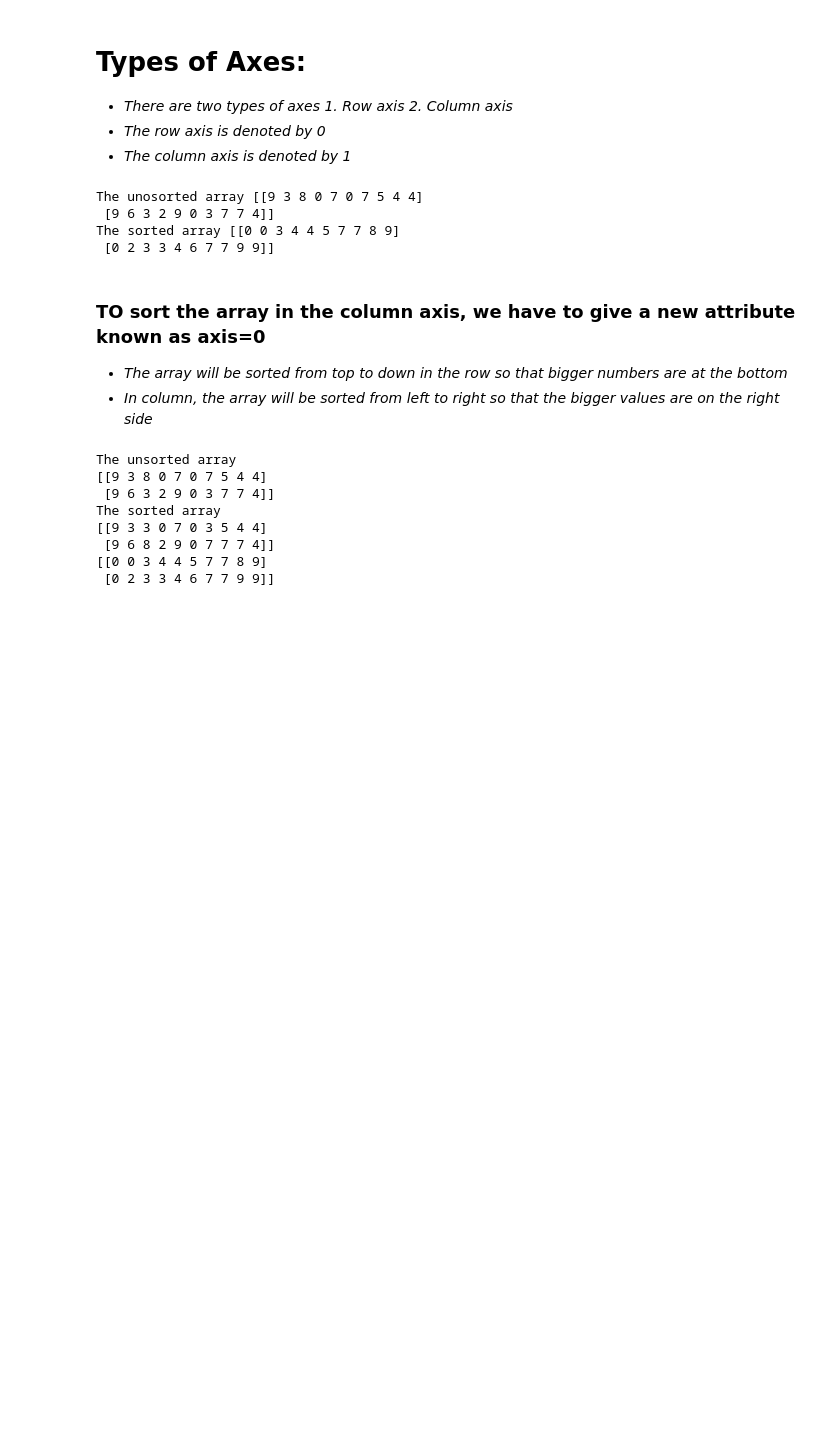
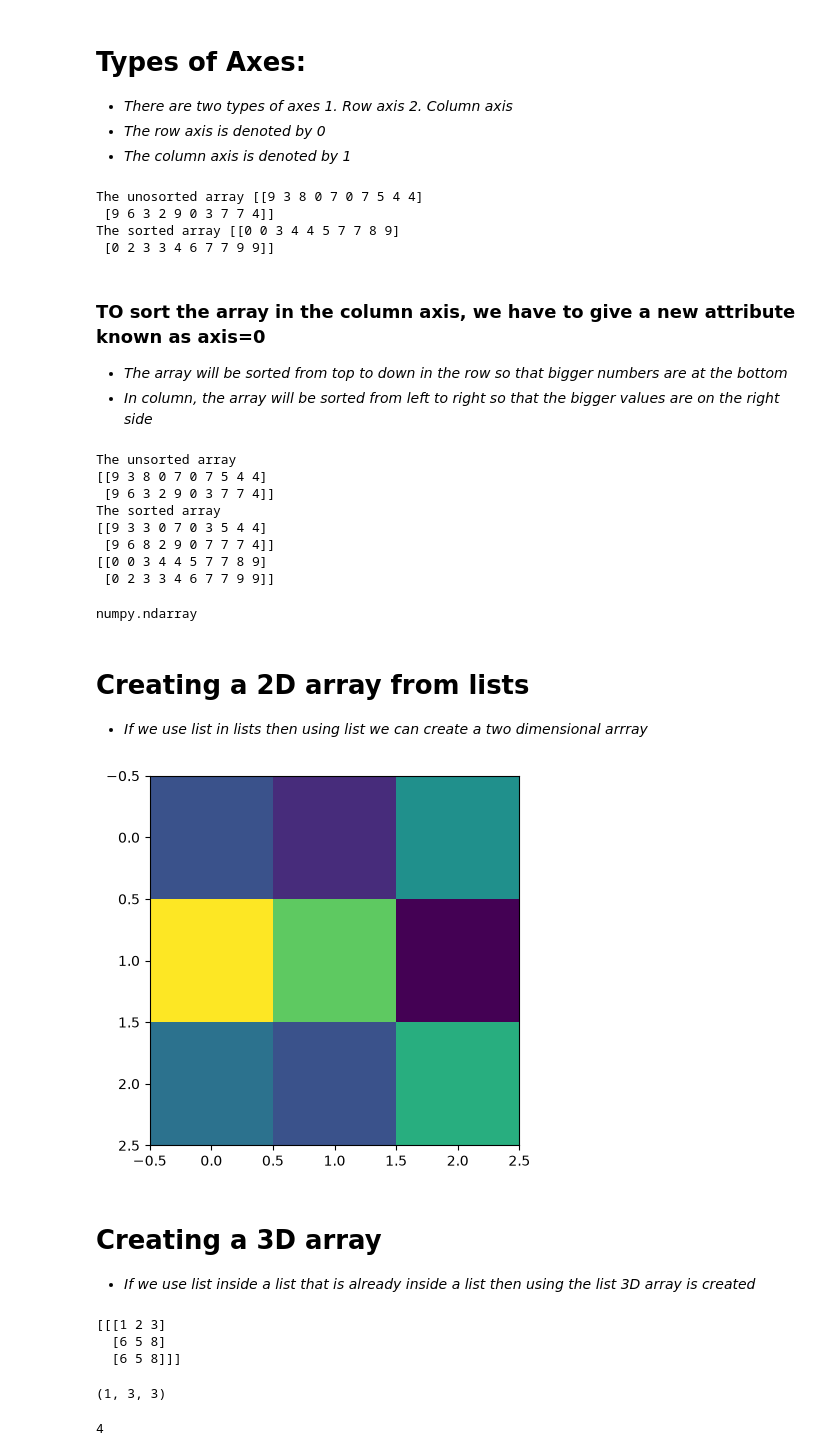
Before and after one commit to Anirudh-888/AI-ML-Journey, a Jupyter notebook: NumPy/arrays.ipynb, the cells around one changed output. Saved outputs shown, nothing was run; the diff lists cells and outputs as text; code cells hidden in the pictures; blank space fills up the shorter version.

```diff
--- a/NumPy/arrays.ipynb
+++ b/NumPy/arrays.ipynb
@@ -194,3 +194,51 @@ The sorted array
  [9 6 8 2 9 0 7 7 7 4]]
 [[0 0 3 4 4 5 7 7 8 9]
  [0 2 3 3 4 6 7 7 9 9]]
+# %%
+import numpy as np
+python_list=[9,3,8,0,7,0,7,5,4,4]
+array=np.array(python_list)
+type(array)
+# Arrays are of the type ndarray
+# %% [output]
+numpy.ndarray
+# %% [markdown]
+# Creating a 2D array from lists
+* *If we use list in lists then using list we can create a two dimensional arrray*
+# %%
+import numpy as np
+import matplotlib.pyplot as plt
+python_list_of_lists=[[3,2,5],[9,7,1],[4,3,6]]
+twodarray=np.array(python_list_of_lists)
+type(twodarray)
+np.shape(twodarray)
+plt.imshow(twodarray)
+plt.show()
+# %% [output]
+[figure, added]
+# %% [markdown]
+# Creating a 3D array
+* *If we use list inside a list that is already inside a list then using the list 3D array is created*
+# %%
+import numpy as np
+python_list_of_list_of_lists=[[[1,2,3],[6,5,8],[6,5,8,]]]
+threeD_array = np.array(python_list_of_list_of_lists)
+print(threeD_array)
+np.shape(threeD_array)
+# %% [output]
+[[[1 2 3]
+  [6 5 8]
+  [6 5 8]]]
+(1, 3, 3)
+# %%
+import numpy as np
+sample_list=[
+    [[1, 2], [3, 4]],
+    [[5, 6], [7, 8]],
+    [[9, 10], [11, 12]]
+]
+sample_array=np.array(sample_list)
+np.shape(sample_array)
+sample_array.ndim
+# %% [output]
+4
```
Also changed, not shown: 2 other files.
